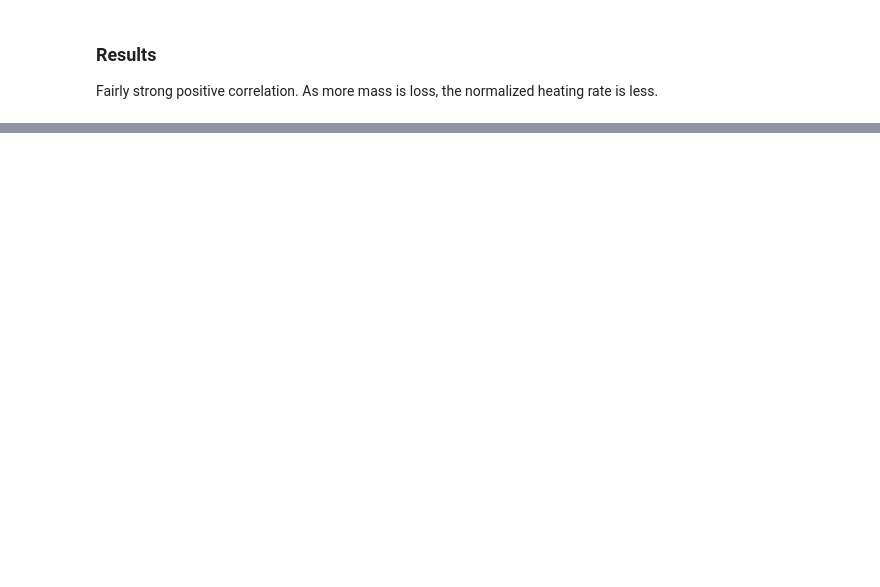
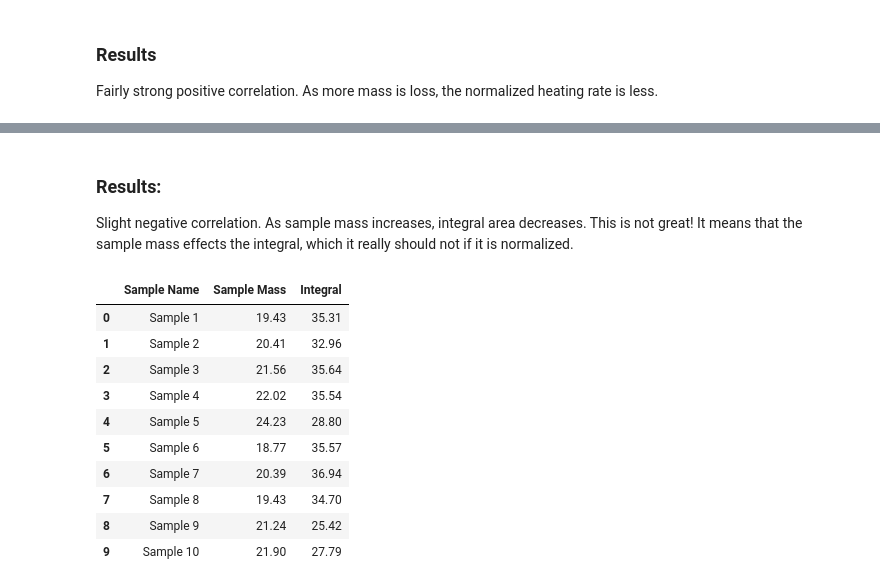
Before and after one commit to colinjennings/Thermoset-DSC-SOP, a Jupyter notebook: consistency_experiments/plot_dsc_curves.ipynb, the cells around one changed output, grey strips where cells are left out. Saved outputs shown, nothing was run; the diff lists cells and outputs as text; code cells hidden in the pictures; blank space fills up the shorter version.

```diff
--- a/consistency_experiments/plot_dsc_curves.ipynb
+++ b/consistency_experiments/plot_dsc_curves.ipynb
@@ -245,0 +359,22 @@ print(integral)
+# %% [markdown]
+### Results:
+Slight negative correlation. As sample mass increases, integral area decreases. This is not great! It means that the sample mass effects the integral, which it really should not if it is normalized.
+# %%
+# output for weekly presentation
+sample_names = [f"Sample {x}" for x in range(1,11)]
+
+df = pd.DataFrame({"Sample Name": sample_names, "Sample Mass": mass_list, "Integral": integral_list})
+
+df.round(2)
+# %% [output]
+|  | Sample Name | Sample Mass | Integral |
+| 0 | Sample 1 | 19.43 | 35.31 |
+| 1 | Sample 2 | 20.41 | 32.96 |
+| 2 | Sample 3 | 21.56 | 35.64 |
+| 3 | Sample 4 | 22.02 | 35.54 |
+| 4 | Sample 5 | 24.23 | 28.80 |
+| 5 | Sample 6 | 18.77 | 35.57 |
+| 6 | Sample 7 | 20.39 | 36.94 |
+| 7 | Sample 8 | 19.43 | 34.70 |
+| 8 | Sample 9 | 21.24 | 25.42 |
+| 9 | Sample 10 | 21.90 | 27.79 |
```
Also changed, not shown: parts of 12 cells of this notebook.
